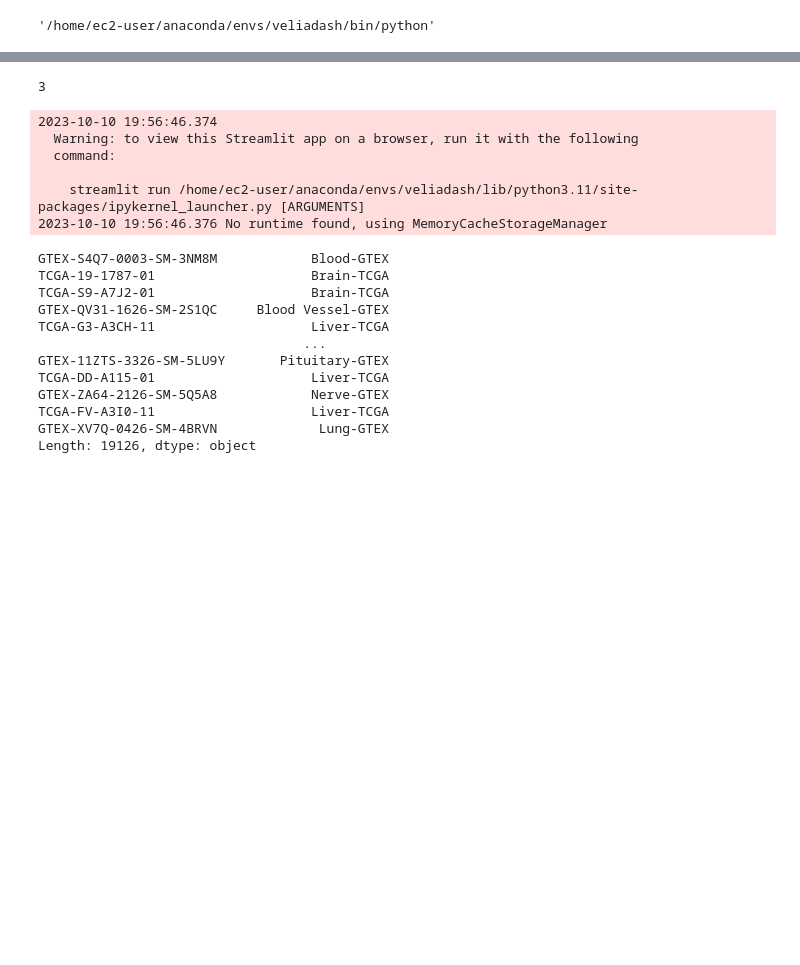
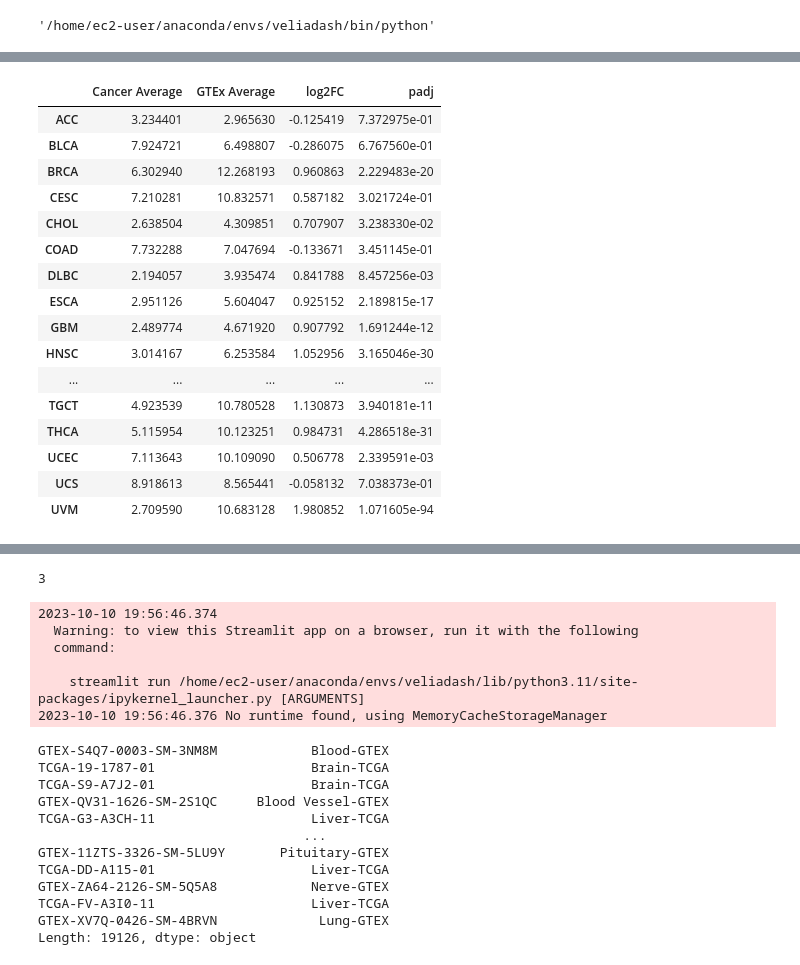
Before and after one commit to veliatx/dashboard, a Jupyter notebook: dashboard/testing.ipynb, the cells around one changed output, grey strips where cells are left out. Drawn from its saved outputs; the diff is of its cells as text; code cells hidden in the pictures; blank space fills up the shorter version.

```diff
--- a/dashboard/testing.ipynb
+++ b/dashboard/testing.ipynb
@@ -13,0 +42,22 @@ from plotting import *
+# %%
+xena_metadata, xena_expression, xena_exact_heatmap_data, xena_overlapping_heatmap_data, de_tables_dict, de_metadata = load_xena_tcga_gtex_target(sorf_df)
+# %%
+de_tables_dict['ENST00000625998']
+# %% [output]
+|  | Cancer Average | GTEx Average | log2FC | padj |
+| ACC | 3.234401 | 2.965630 | -0.125419 | 7.372975e-01 |
+| BLCA | 7.924721 | 6.498807 | -0.286075 | 6.767560e-01 |
+| BRCA | 6.302940 | 12.268193 | 0.960863 | 2.229483e-20 |
+| CESC | 7.210281 | 10.832571 | 0.587182 | 3.021724e-01 |
+| CHOL | 2.638504 | 4.309851 | 0.707907 | 3.238330e-02 |
+| COAD | 7.732288 | 7.047694 | -0.133671 | 3.451145e-01 |
+| DLBC | 2.194057 | 3.935474 | 0.841788 | 8.457256e-03 |
+| ESCA | 2.951126 | 5.604047 | 0.925152 | 2.189815e-17 |
+| GBM | 2.489774 | 4.671920 | 0.907792 | 1.691244e-12 |
+| HNSC | 3.014167 | 6.253584 | 1.052956 | 3.165046e-30 |
+| ... | ... | ... | ... | ... |
+| TGCT | 4.923539 | 10.780528 | 1.130873 | 3.940181e-11 |
+| THCA | 5.115954 | 10.123251 | 0.984731 | 4.286518e-31 |
+| UCEC | 7.113643 | 10.109090 | 0.506778 | 2.339591e-03 |
+| UCS | 8.918613 | 8.565441 | -0.058132 | 7.038373e-01 |
+| UVM | 2.709590 | 10.683128 | 1.980852 | 1.071605e-94 |
```
Also changed, not shown: parts of 17 cells of this notebook, 6 other files.
